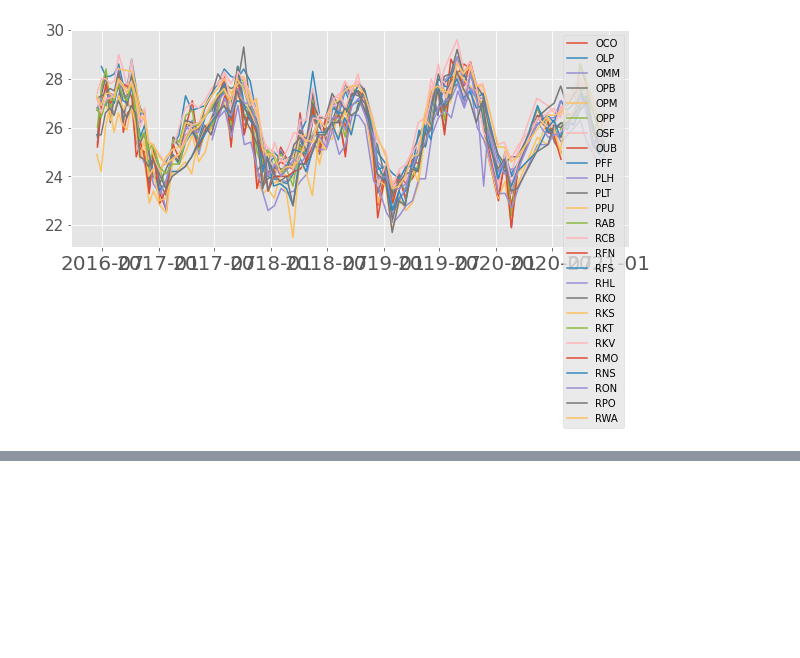
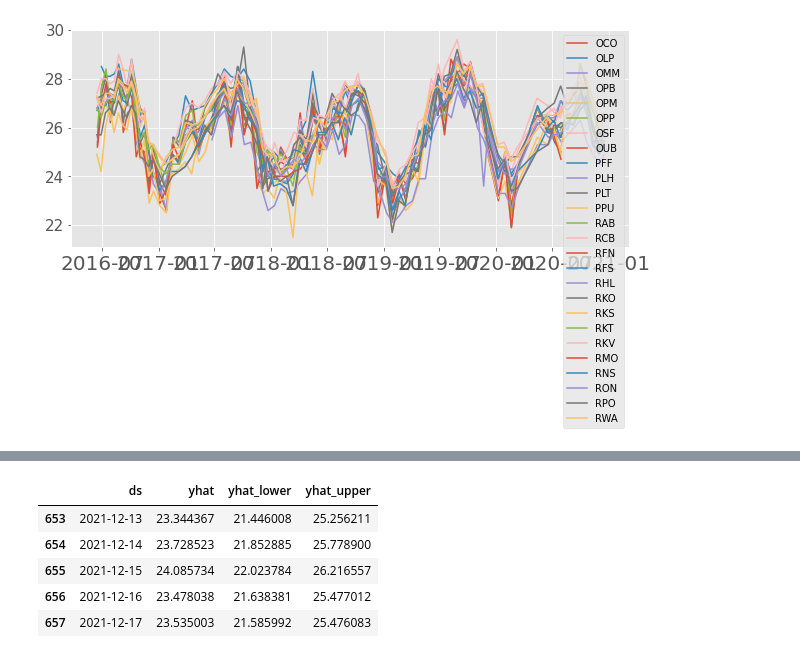
Before and after one commit to benkarlsberg/Maui-Water-Quality-Analysis, a Jupyter notebook: EDA.ipynb, the cells around one changed output, grey strips where cells are left out. Cells and saved outputs as stored; diff of their text form; code cells hidden in the pictures; blank space fills up the shorter version.

```diff
--- a/EDA.ipynb
+++ b/EDA.ipynb
@@ -136,0 +185,2 @@ plt.show()
+# %%
+rpo = rpo.rename(columns= {"Temp": "y", "Datetime": "ds"})
@@ -136,0 +214,10 @@ plt.show()
+# %%
+forecast = m.predict(future)
+forecast[['ds', 'yhat', 'yhat_lower', 'yhat_upper']].tail()
+# %% [output]
+|  | ds | yhat | yhat_lower | yhat_upper |
+| 653 | 2021-12-13 | 23.344367 | 21.446008 | 25.256211 |
+| 654 | 2021-12-14 | 23.728523 | 21.852885 | 25.778900 |
+| 655 | 2021-12-15 | 24.085734 | 22.023784 | 26.216557 |
+| 656 | 2021-12-16 | 23.478038 | 21.638381 | 25.477012 |
+| 657 | 2021-12-17 | 23.535003 | 21.585992 | 25.476083 |
```
Also changed, not shown: parts of 14 cells of this notebook.
